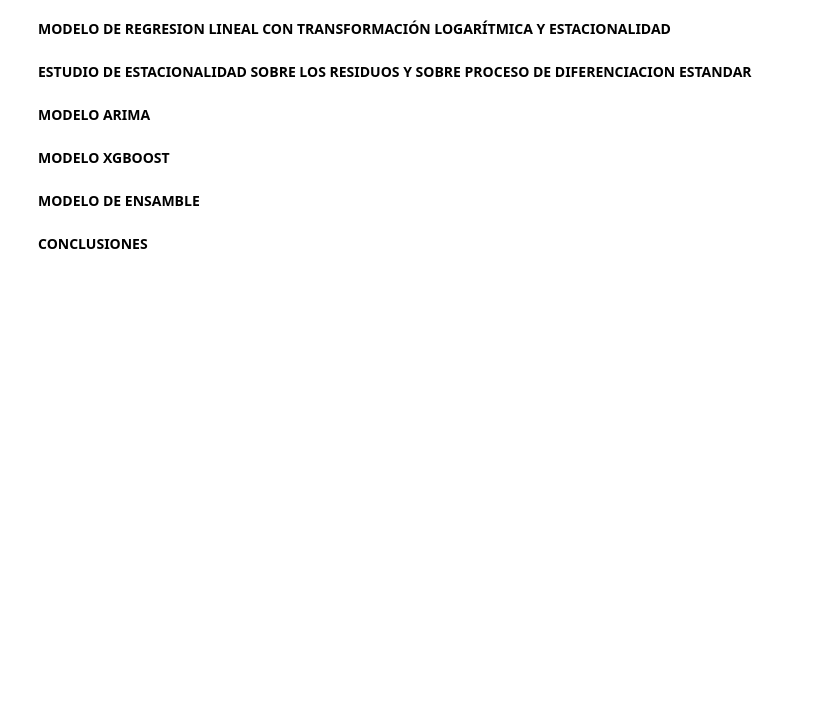
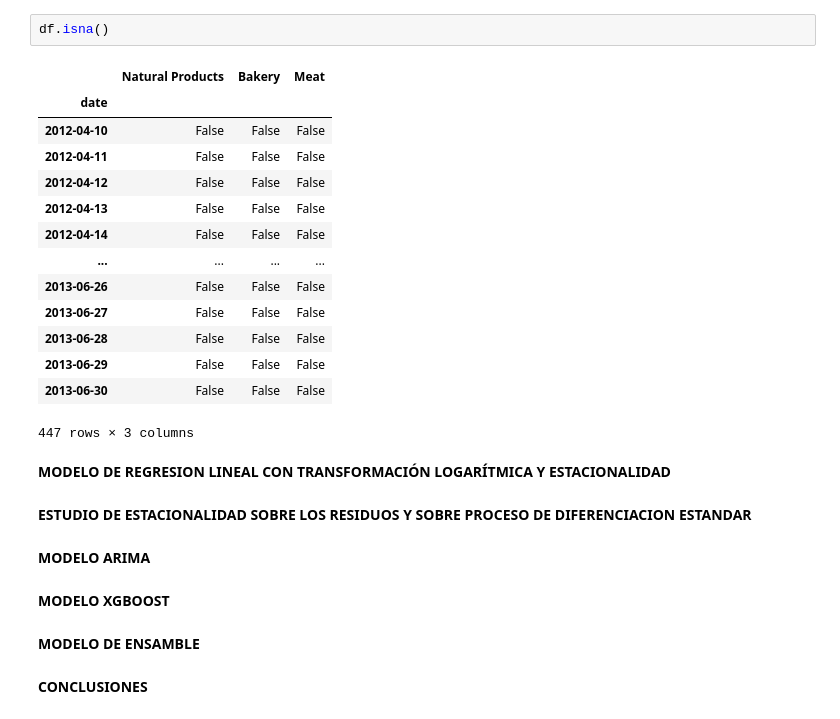
Before and after one commit to AgustinSt1990/tp_final, a Jupyter notebook: TP_FINAL_Machine_Learning.ipynb, the cells around one changed output. Drawn from its saved outputs; the diff is of its cells as text; blank space fills up the shorter version.

```diff
--- a/TP_FINAL_Machine_Learning.ipynb
+++ b/TP_FINAL_Machine_Learning.ipynb
@@ -28,3 +100,20 @@ logger.info('{}) STARTING PROGRAM'.format(x_en('log_ML')))
+# %%
+df.isna()
+# %% [output]
+|  | Natural Products | Bakery | Meat |
+| date |  |  |  |
+| 2012-04-10 | False | False | False |
+| 2012-04-11 | False | False | False |
+| 2012-04-12 | False | False | False |
+| 2012-04-13 | False | False | False |
+| 2012-04-14 | False | False | False |
+| ... | ... | ... | ... |
+| 2013-06-26 | False | False | False |
+| 2013-06-27 | False | False | False |
+| 2013-06-28 | False | False | False |
+| 2013-06-29 | False | False | False |
+| 2013-06-30 | False | False | False |
+447 rows × 3 columns
 # %% [markdown]
 **MODELO DE REGRESION LINEAL CON TRANSFORMACIÓN LOGARÍTMICA Y ESTACIONALIDAD**
 # %% [markdown]
```
Also changed, not shown: parts of 5 cells of this notebook, 7 other files.
